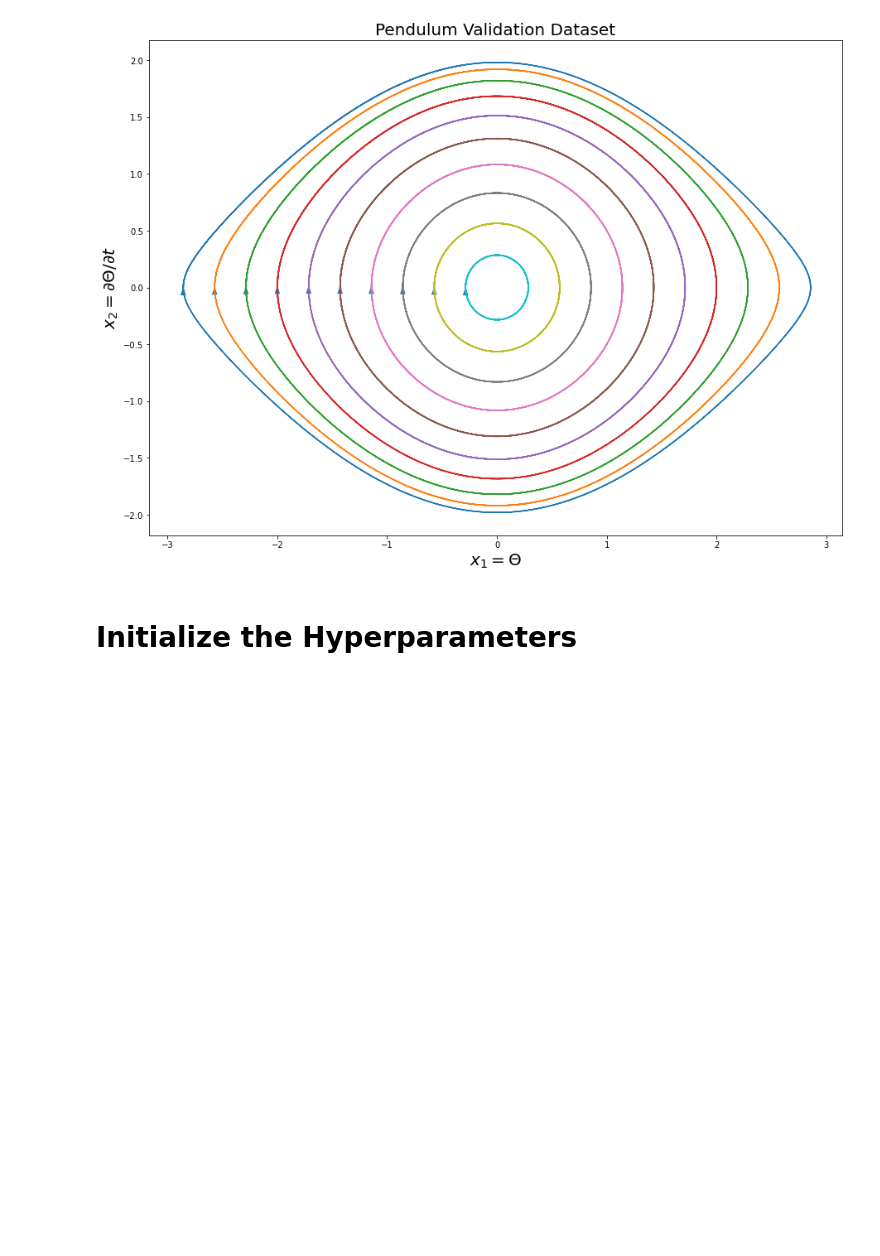
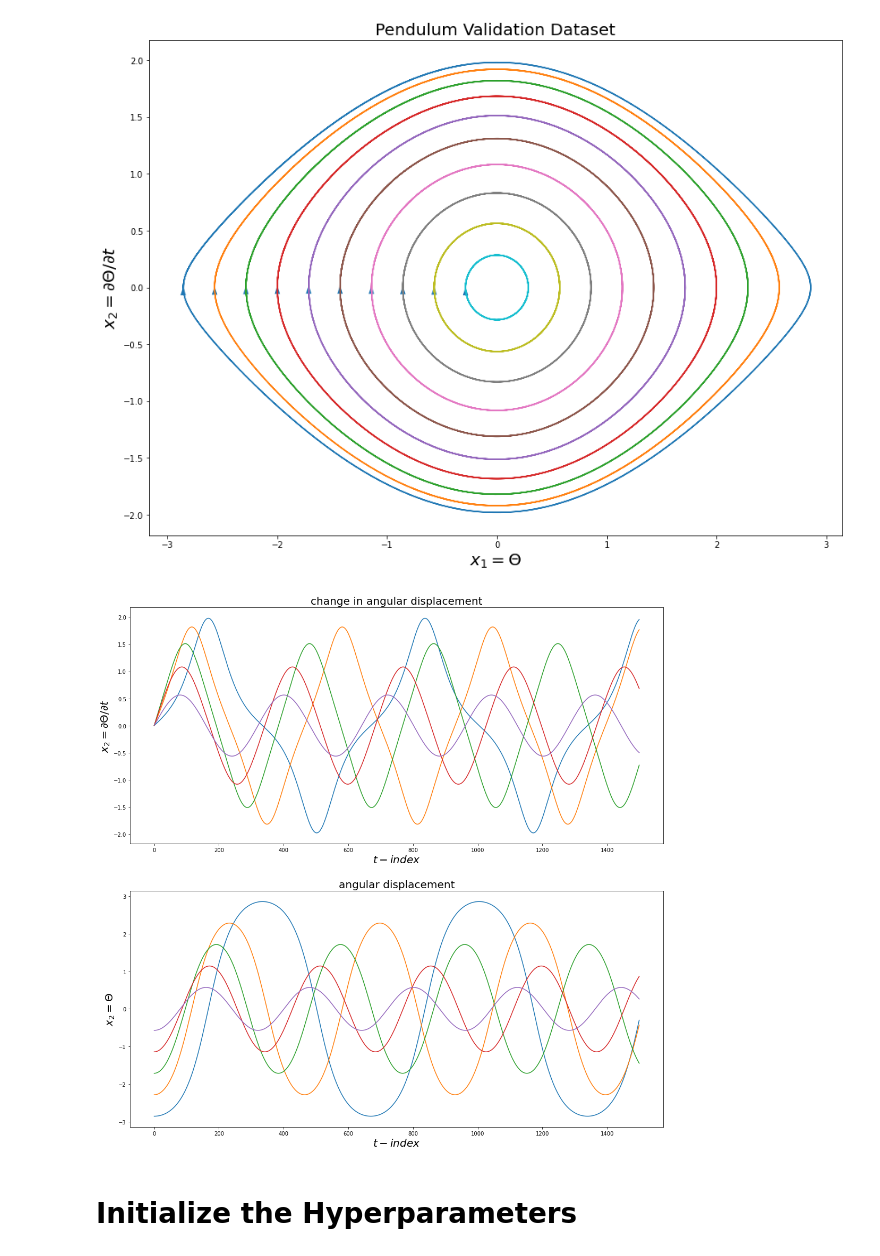
Before and after one commit to opaliss/dmd_autoencoder, a Jupyter notebook: analysis/compare_pendulum_results.ipynb, the cells around one changed output. Cells and saved outputs as stored; diff of their text form; code cells hidden in the pictures; blank space fills up the shorter version.

```diff
--- a/analysis/compare_pendulum_results.ipynb
+++ b/analysis/compare_pendulum_results.ipynb
@@ -55,6 +58,23 @@ plt.title("Pendulum Validation Dataset", fontsize=20)
 plt.show()
 # %% [output]
 [figure]
+# %%
+fig, ax = plt.subplots(nrows=2, ncols=1, figsize=(18, 18))
+
+for ii in np.arange(0, 10,2):
+    ax[0].plot(np.arange(len(test_data[ii, 1, :])), test_data[ii, 1, :])
+    ax[1].plot(np.arange(len(test_data[ii, 0, :])), test_data[ii, 0, :])
+
+ax[0].set_ylabel("$x_{2}= \partial \Theta /\partial t $", fontsize=20)
+ax[0].set_xlabel("$ t -index$", fontsize=20)
+ax[0].set_title("change in angular displacement", fontsize=20)
+ax[1].set_ylabel("$x_{2}= \Theta $", fontsize=20)
+ax[1].set_xlabel("$ t -index$", fontsize=20)
+ax[1].set_title("angular displacement", fontsize=20)
+
+plt.show()
+# %% [output]
+[figure, added]
 # %% [markdown]
 # Initialize the Hyperparameters
 # %%
```
Also changed, not shown: parts of 6 cells of this notebook.
